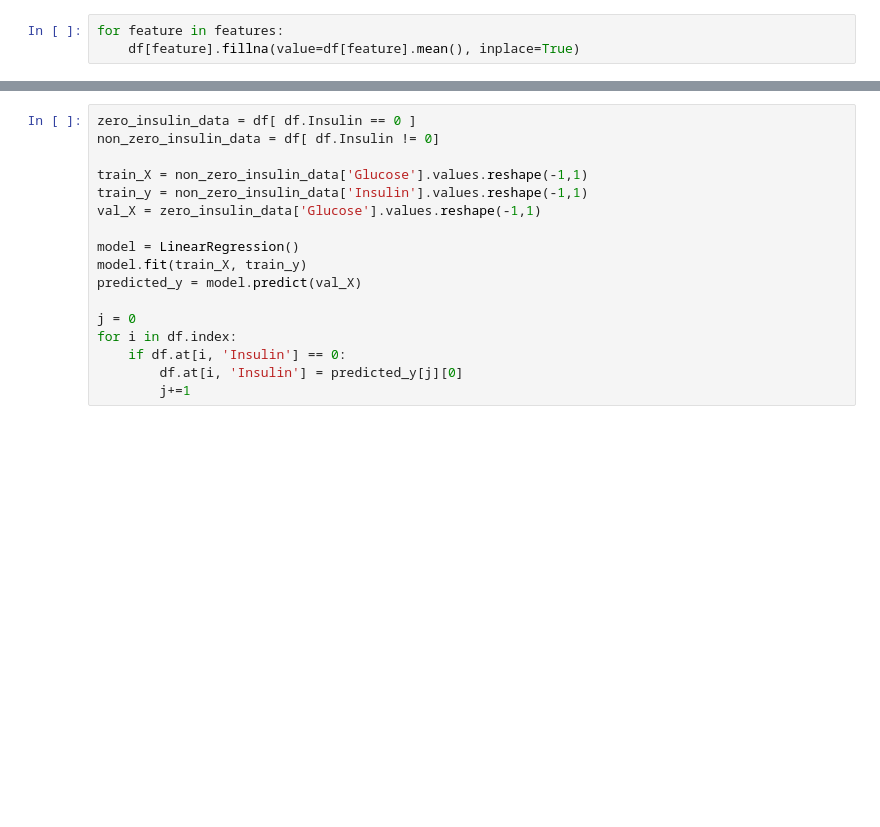
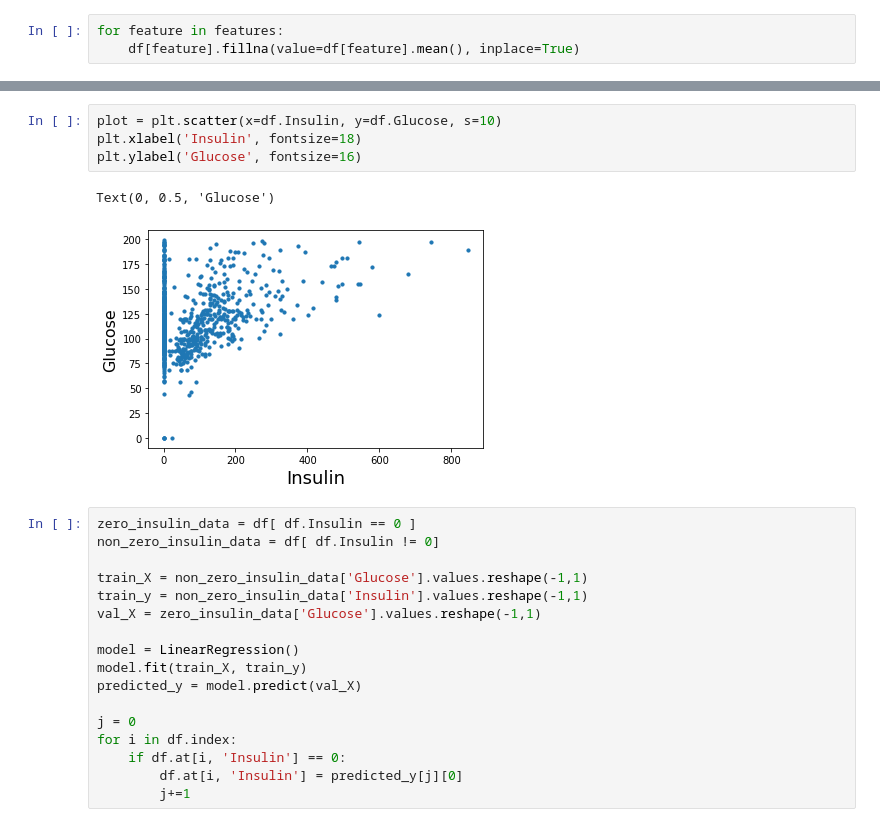
Before and after one commit to kaustubh-nair/Diabetes-prediction, a Jupyter notebook: main.ipynb, the cells around one changed output, grey strips where cells are left out. Cells and saved outputs as stored; diff of their text form; blank space fills up the shorter version.

```diff
--- a/main.ipynb
+++ b/main.ipynb
@@ -28,3 +32,10 @@ for feature in features:
+# %%
+plot = plt.scatter(x=df.Insulin, y=df.Glucose, s=10)
+plt.xlabel('Insulin', fontsize=18)
+plt.ylabel('Glucose', fontsize=16)
+# %% [output]
+Text(0, 0.5, 'Glucose')
+[figure, added]
 # %%
 zero_insulin_data = df[ df.Insulin == 0 ]
 non_zero_insulin_data = df[ df.Insulin != 0]
```
Also changed, not shown: parts of 7 cells of this notebook.
